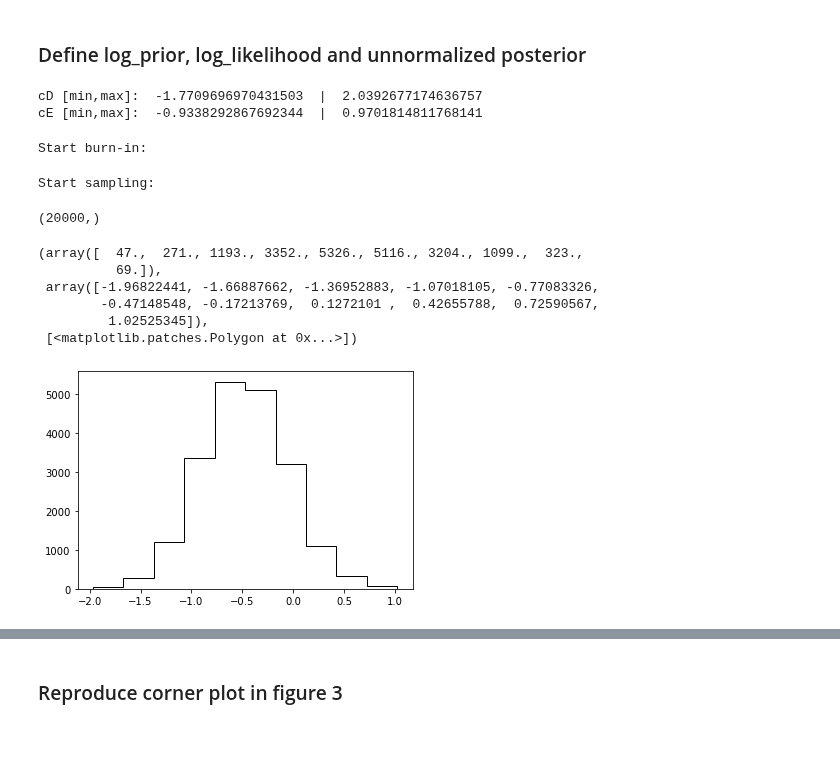
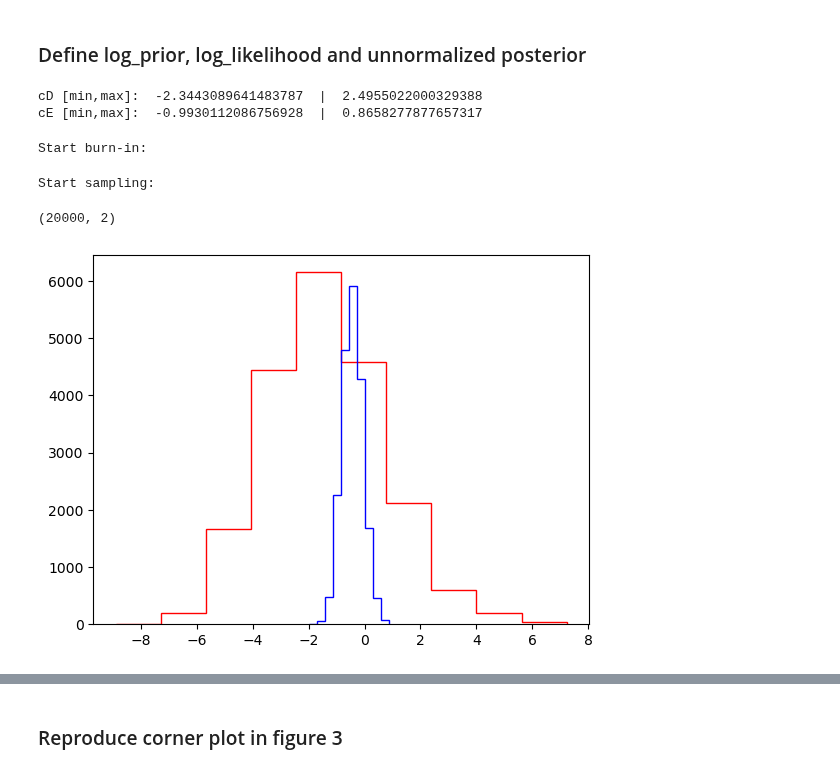
Before and after one commit to stach/lfd-project, a Jupyter notebook: Project1/project1.ipynb, the cells around one changed output, grey strips where cells are left out. Cells and saved outputs as stored; diff of their text form; code cells hidden in the pictures; blank space fills up the shorter version.

```diff
--- a/Project1/project1.ipynb
+++ b/Project1/project1.ipynb
@@ -269,8 +266,8 @@ def log_posterior(theta, mu, sigma, full=False):
 
 ndim = 2  # number of parameters in the model
 nwalkers = 20    # number of MCMC walkers
-nburn = 1000     # "burn-in" period to let chains stabilize
-nsteps = 10000   # number of MCMC steps to take
+nburn = 100     # "burn-in" period to let chains stabilize
+nsteps = 1000   # number of MCMC steps to take
 
 # np.random.seed(2023)
 cD_start = 5 * np.random.rand(nwalkers,1) - 2.5 # uniform random number between -2.5 and 2.5
@@ -279,8 +276,8 @@ print("cD [min,max]: ", np.min(cD_start), " | ", np.max(cD_start))
 print("cE [min,max]: ", np.min(cE_start), " | ", np.max(cE_start))
 starting_guesses = np.array(list(zip(cD_start,cE_start))).squeeze() # has shape (nwalkers, ndim)
 # %% [output]
-cD [min,max]:  -1.7709696970431503  |  2.0392677174636757
-cE [min,max]:  -0.9338292867692344  |  0.9701814811768141
+cD [min,max]:  -2.3443089641483787  |  2.4955022000329388
+cE [min,max]:  -0.9930112086756928  |  0.8658277877657317
 # %%
 def mcmc(starting_guesses, nwalkers,nsteps,nburn,ndim,lnprob,data):
     sampler = emcee.EnsembleSampler(nwalkers, ndim, lnprob, args=data)
@@ -296,6 +302,6 @@ def mcmc(starting_guesses, nwalkers,nsteps,nburn,ndim,lnprob,data):
 # %%
 # Runtime ~ 1 minute
-sampler, _, _, _ = mcmc(starting_guesses=starting_guesses,
+sampler_full, _, _, _ = mcmc(starting_guesses=starting_guesses,
                    nwalkers=nwalkers,
                    nsteps=nsteps,
                    nburn=nburn,
@@ -306,15 +312,11 @@ sampler, _, _, _ = mcmc(starting_guesses=starting_guesses,
 Start burn-in:
 Start sampling:
 # %%
-samples = sampler.get_chain(flat=True)
-print(samples[:,1].shape) # cE
-plt.hist(samples[:,1], color="k", histtype="step")
+## Histogram for visualization
+samples = sampler_full.get_chain(flat=True)
+print(samples[:,:].shape) # cE
+plt.hist(samples[:,0], color="r", histtype="step");
+plt.hist(samples[:,1], color="b", histtype="step");
 # %% [output]
-(20000,)
+(20000, 2)
-(array([  47.,  271., 1193., 3352., 5326., 5116., 3204., 1099.,  323.,
-          69.]),
- array([-1.96822441, -1.66887662, -1.36952883, -1.07018105, -0.77083326,
-        -0.47148548, -0.17213769,  0.1272101 ,  0.42655788,  0.72590567,
-         1.02525345]),
- [<matplotlib.patches.Polygon at 0x...>])
-[figure, old version]
+[figure, new version]
```
Also changed, not shown: parts of 9 cells of this notebook, 1 other file.
